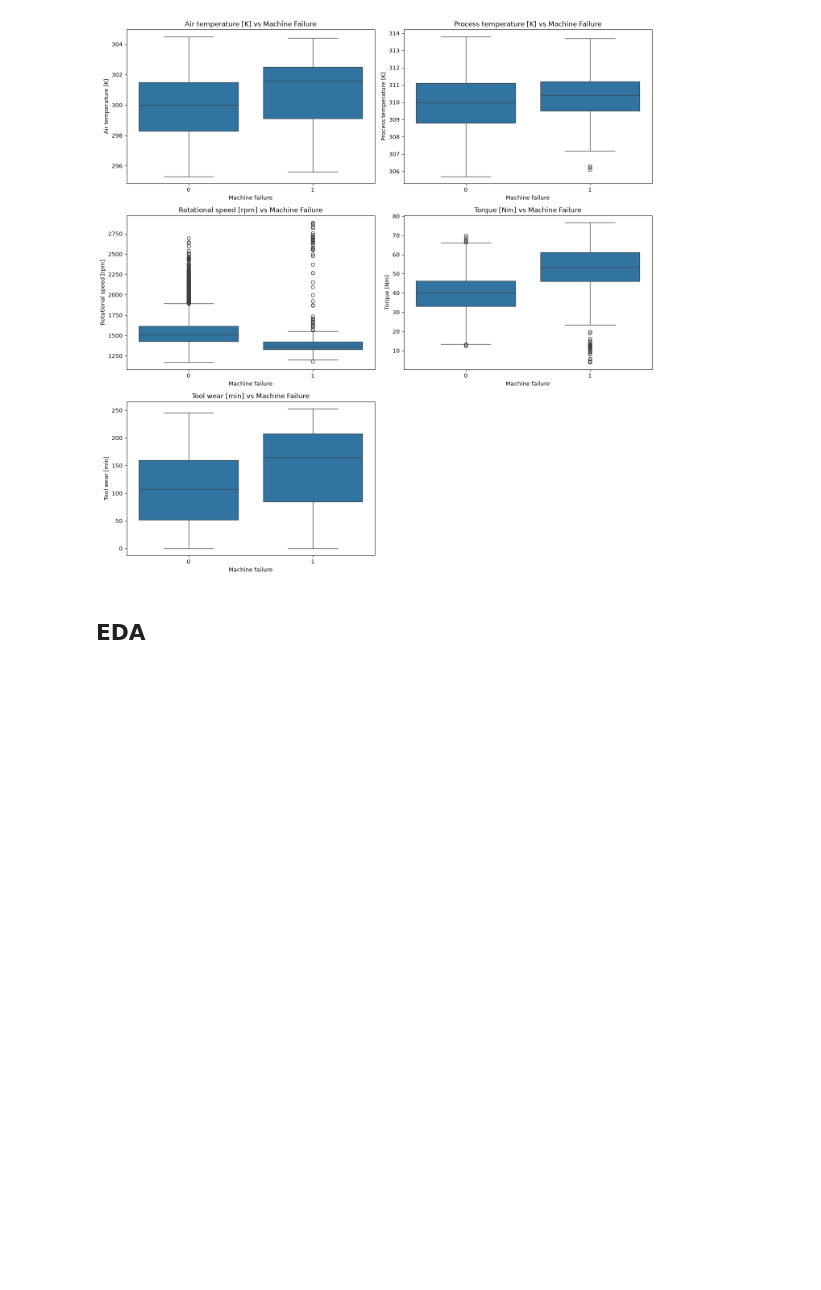
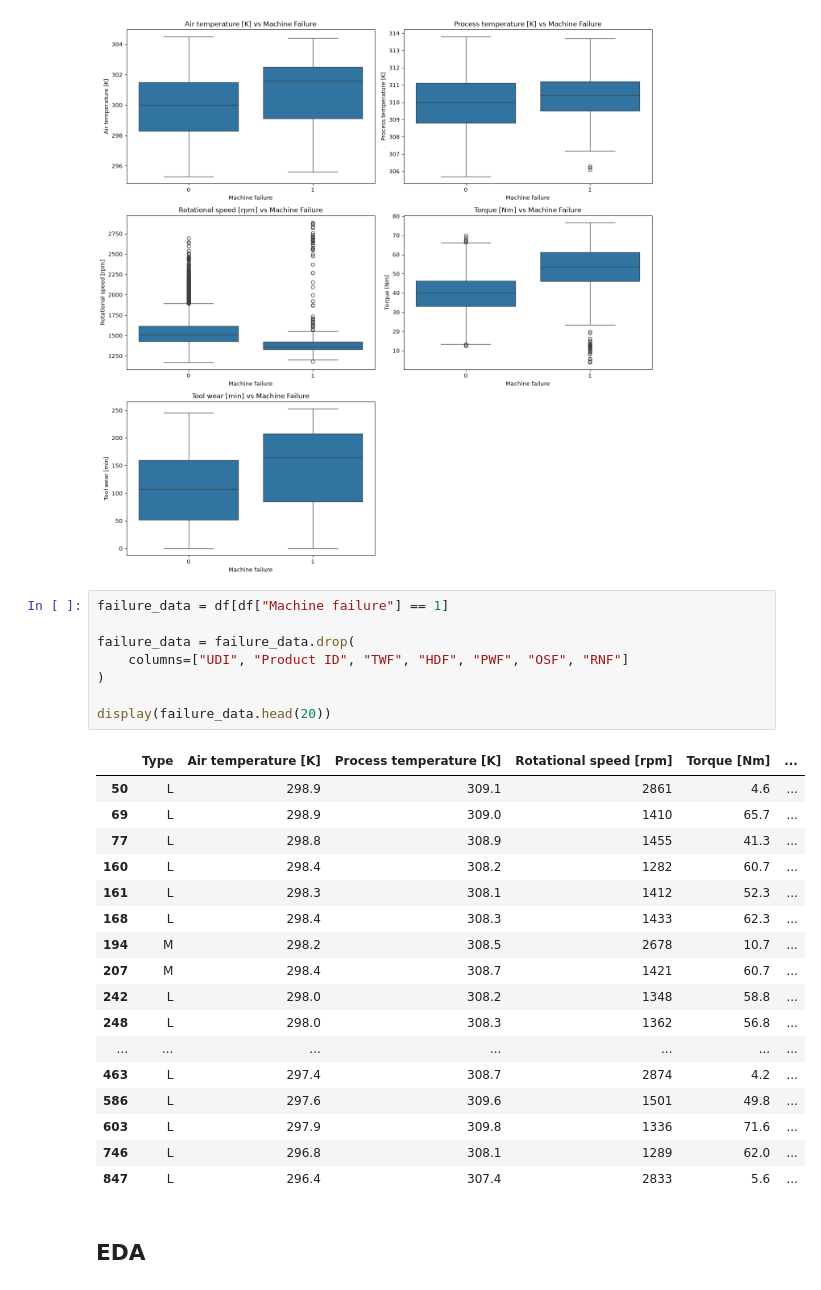
Before and after one commit to AnshMishra777/MechMind-Ai, a Jupyter notebook: ml/notebooks/01_data_exploration.ipynb, the cells around one changed output. Saved outputs shown, nothing was run; the diff lists cells and outputs as text; blank space fills up the shorter version.

```diff
--- a/ml/notebooks/01_data_exploration.ipynb
+++ b/ml/notebooks/01_data_exploration.ipynb
@@ -139,6 +139,32 @@ plt.tight_layout()
 plt.show()
 # %% [output]
 [figure]
+# %%
+failure_data = df[df["Machine failure"] == 1]
+
+failure_data = failure_data.drop(
+    columns=["UDI", "Product ID", "TWF", "HDF", "PWF", "OSF", "RNF"]
+)
+
+display(failure_data.head(20))
+# %% [output]
+|  | Type | Air temperature [K] | Process temperature [K] | Rotational speed [rpm] | Torque [Nm] | ... |
+| 50 | L | 298.9 | 309.1 | 2861 | 4.6 | ... |
+| 69 | L | 298.9 | 309.0 | 1410 | 65.7 | ... |
+| 77 | L | 298.8 | 308.9 | 1455 | 41.3 | ... |
+| 160 | L | 298.4 | 308.2 | 1282 | 60.7 | ... |
+| 161 | L | 298.3 | 308.1 | 1412 | 52.3 | ... |
+| 168 | L | 298.4 | 308.3 | 1433 | 62.3 | ... |
+| 194 | M | 298.2 | 308.5 | 2678 | 10.7 | ... |
+| 207 | M | 298.4 | 308.7 | 1421 | 60.7 | ... |
+| 242 | L | 298.0 | 308.2 | 1348 | 58.8 | ... |
+| 248 | L | 298.0 | 308.3 | 1362 | 56.8 | ... |
+| ... | ... | ... | ... | ... | ... | ... |
+| 463 | L | 297.4 | 308.7 | 2874 | 4.2 | ... |
+| 586 | L | 297.6 | 309.6 | 1501 | 49.8 | ... |
+| 603 | L | 297.9 | 309.8 | 1336 | 71.6 | ... |
+| 746 | L | 296.8 | 308.1 | 1289 | 62.0 | ... |
+| 847 | L | 296.4 | 307.4 | 2833 | 5.6 | ... |
 # %% [markdown]
 ## EDA
 # %%
```
Also changed, not shown: 8 other files.
